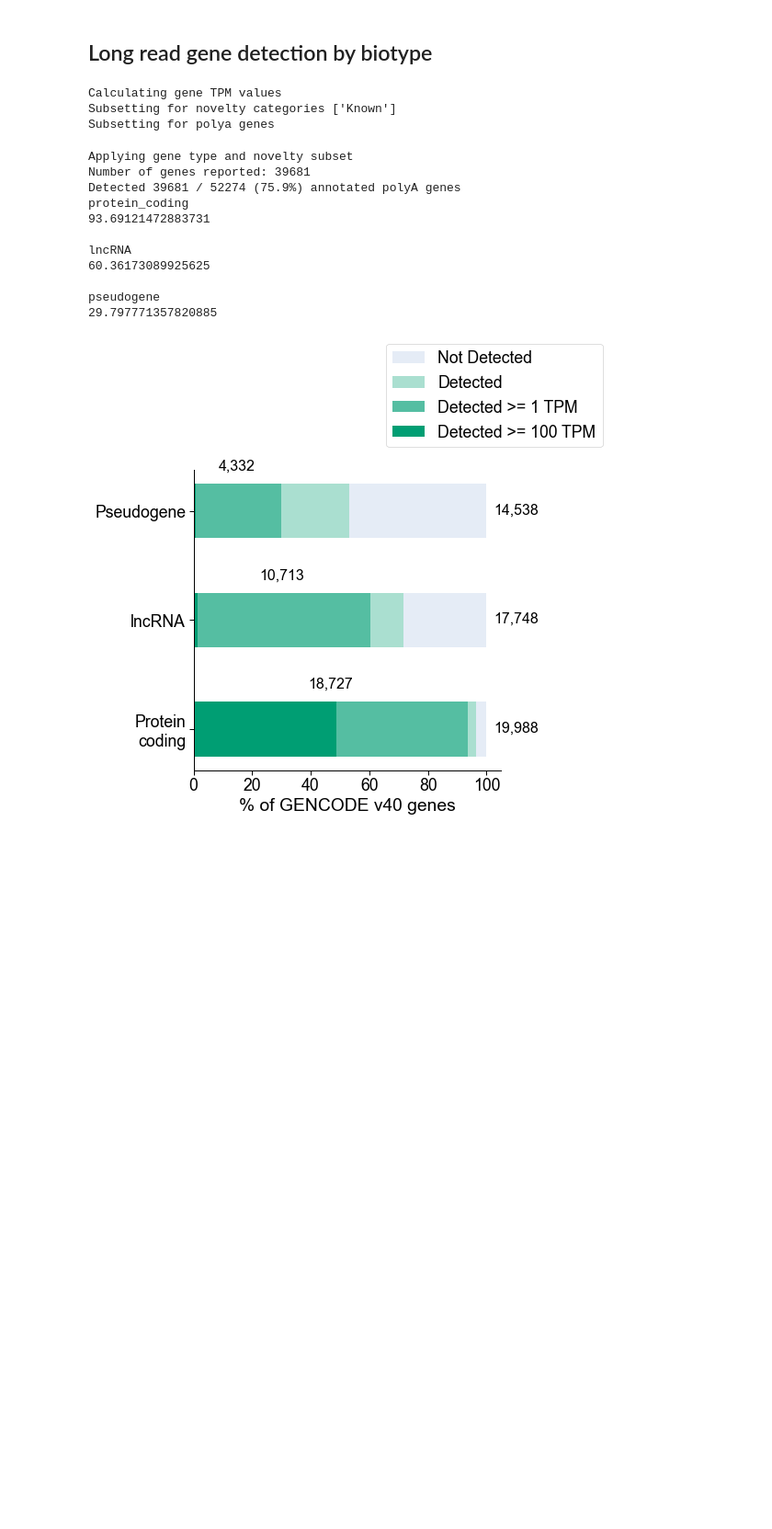
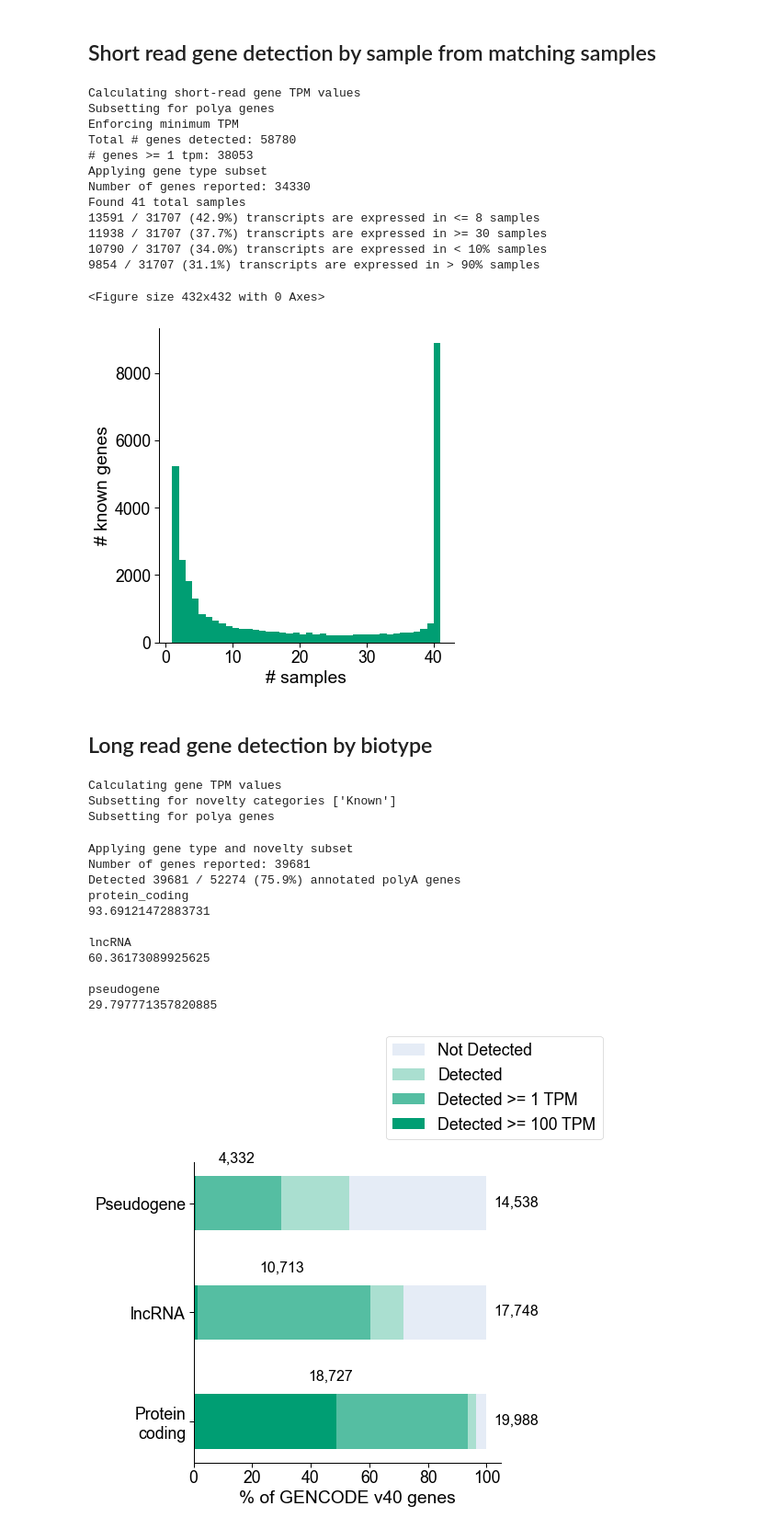
Before and after one commit to fairliereese/paper_rnawg, a Jupyter notebook: figures/fig1/fig1.ipynb, the cells around one changed output. Shown at 92% size. Saved outputs shown, nothing was run; the diff lists cells and outputs as text; code cells hidden in the pictures; blank space fills up the shorter version.

```diff
--- a/figures/fig1/fig1.ipynb
+++ b/figures/fig1/fig1.ipynb
@@ -39,3 +76,52 @@ m_lib_meta = '../'+expand(config['data']['meta'], species='mouse')[0]
+# %% [markdown]
+## Short read gene detection by sample from matching samples
+# %%
+df = pd.read_csv(sr_ab, sep='\t')
+df = plot_biosamp_det(df,
+                 how='sr',
+                 min_tpm=min_tpm,
+                 gene_subset=gene_subset,
+                 sample='lr_match',
+                 groupby='sample',
+                 opref='figures/sr_lr_match')
+
+specific_thresh = 8
+ubiq_thresh = 30
+
+n_iso = len(df.index)
+n_specific = len(df.loc[df.n_samples <= specific_thresh].index)
+n_ubiq = len(df.loc[df.n_samples >= ubiq_thresh].index)
+
+print('{} / {} ({:.1f}%) transcripts are expressed in <= {} samples'.format(n_specific, n_iso, (n_specific/n_iso)*100, specific_thresh))
+print('{} / {} ({:.1f}%) transcripts are expressed in >= {} samples'.format(n_ubiq, n_iso, (n_ubiq/n_iso)*100, ubiq_thresh))
+
+specific_thresh = 10
+ubiq_thresh = 90
+
+n_samples = len(df.columns)
+df['perc'] = (df.n_samples/n_samples)*100
+
+n_iso = len(df.index)
+n_specific = len(df.loc[df.perc < specific_thresh].index)
+n_ubiq = len(df.loc[df.perc >ubiq_thresh].index)
+
+print('{} / {} ({:.1f}%) transcripts are expressed in < {}% samples'.format(n_specific, n_iso, (n_specific/n_iso)*100, specific_thresh))
+print('{} / {} ({:.1f}%) transcripts are expressed in > {}% samples'.format(n_ubiq, n_iso, (n_ubiq/n_iso)*100, ubiq_thresh))
+# %% [output]
+Calculating short-read gene TPM values
+Subsetting for polya genes
+Enforcing minimum TPM
+Total # genes detected: 58780
+# genes >= 1 tpm: 38053
+Applying gene type subset
+Number of genes reported: 34330
+Found 41 total samples
+13591 / 31707 (42.9%) transcripts are expressed in <= 8 samples
+11938 / 31707 (37.7%) transcripts are expressed in >= 30 samples
+10790 / 31707 (34.0%) transcripts are expressed in < 10% samples
+9854 / 31707 (31.1%) transcripts are expressed in > 90% samples
+<Figure size 432x432 with 0 Axes>
+[figure, added]
 # %% [markdown]
 ## Long read gene detection by biotype
 # %%
```
Also changed, not shown: parts of 27 cells of this notebook, 11 other files.
